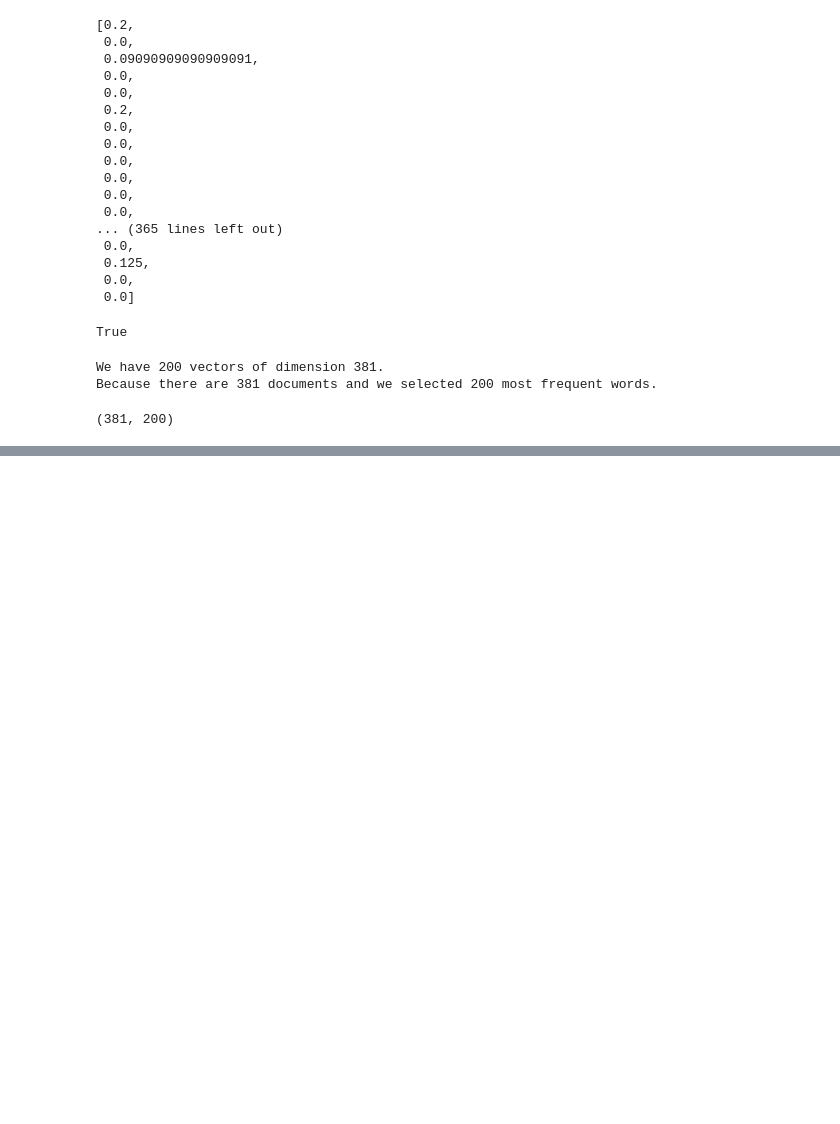
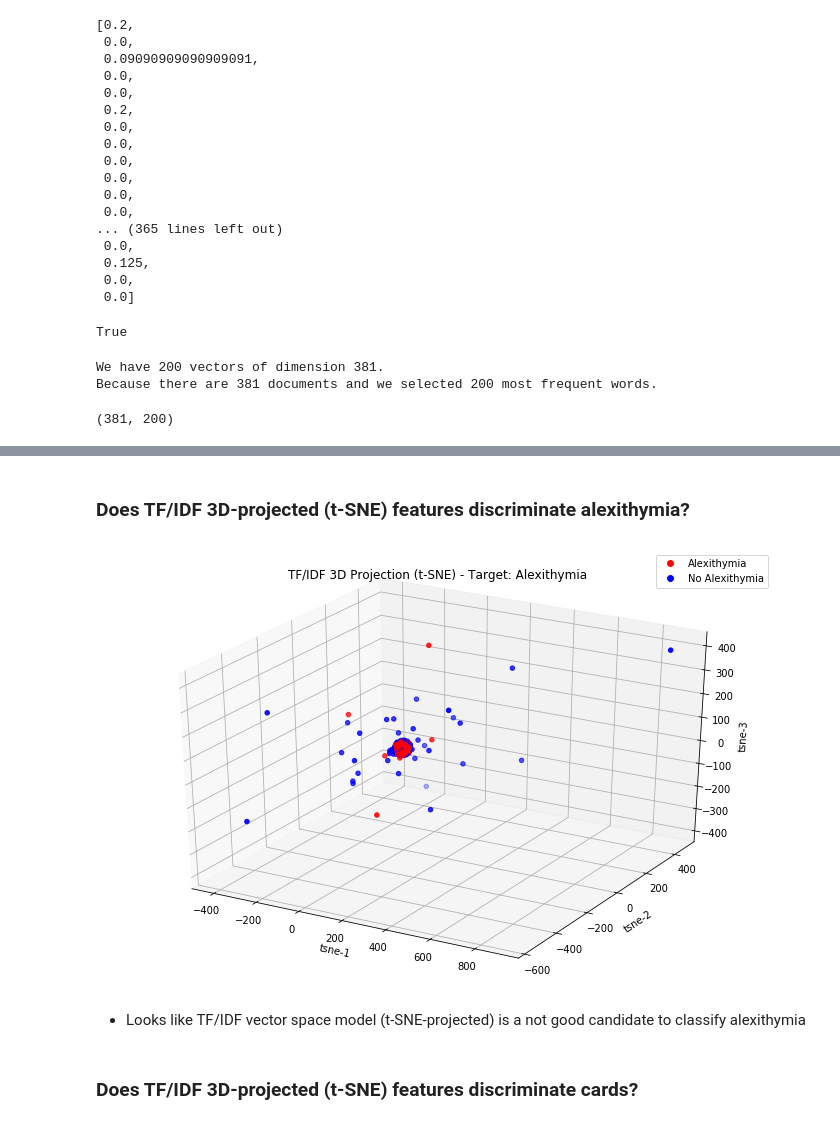
Before and after one commit to raul-arrabales/alexithymic-lang, a Jupyter notebook: nlp/3b_TF-IDF.ipynb, the cells around one changed output, grey strips where cells are left out. Cells and saved outputs as stored; diff of their text form; code cells hidden in the pictures; blank space fills up the shorter version.

```diff
--- a/nlp/3b_TF-IDF.ipynb
+++ b/nlp/3b_TF-IDF.ipynb
@@ -230,0 +377,8 @@ TFIDF_df.to_csv(TFIDF_df_path, sep=';', encoding='utf-8', index=False)
+# %%
+# Using t-SNE to reduce to 3 dimensions
+tsne = TSNE(n_components=3, verbose=0, perplexity=40, n_iter=300)
+tsne_results = tsne.fit_transform(feats_df[feat_cols].values)
+# %%
+feats_df['tsne-1'] = tsne_results[:,0]
+feats_df['tsne-2'] = tsne_results[:,1]
+feats_df['tsne-3'] = tsne_results[:,2]
@@ -230,0 +394,27 @@ TFIDF_df.to_csv(TFIDF_df_path, sep=';', encoding='utf-8', index=False)
+# %% [markdown]
+### Does TF/IDF 3D-projected (t-SNE) features discriminate alexithymia?
+# %%
+colors = {1:'red', 0:'blue'}
+ax = plt.figure(figsize=(12,8)).gca(projection='3d')
+ax.scatter(
+    xs=feats_df["tsne-1"],
+    ys=feats_df["tsne-2"],
+    zs=feats_df["tsne-3"],
+    c=feats_df['Alex_A'].apply(lambda x: colors[x])
+)
+ax.set_xlabel('tsne-1')
+ax.set_ylabel('tsne-2')
+ax.set_zlabel('tsne-3')
+
+legend_elements = [Line2D([0], [0], marker='o', color='w', label='Alex', markerfacecolor='r', markersize=8),
+                   Line2D([0], [0], marker='o', color='w', label='NoAlex', markerfacecolor='b', markersize=8)]
+ax.legend(legend_elements, ['Alexithymia','No Alexithymia'])
+
+plt.title("TF/IDF 3D Projection (t-SNE) - Target: Alexithymia")
+plt.show()
+# %% [output]
+[figure, added]
+# %% [markdown]
+- Looks like TF/IDF vector space model (t-SNE-projected) is a not good candidate to classify alexithymia
+# %% [markdown]
+### Does TF/IDF 3D-projected (t-SNE) features discriminate cards?
```
Also changed, not shown: parts of 51 cells of this notebook.
